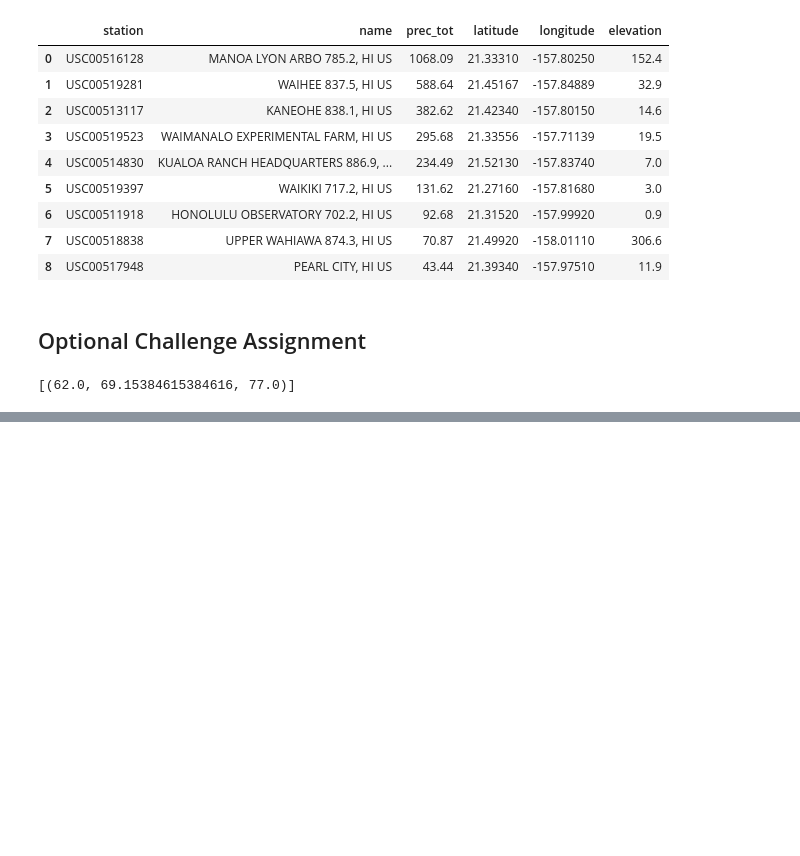
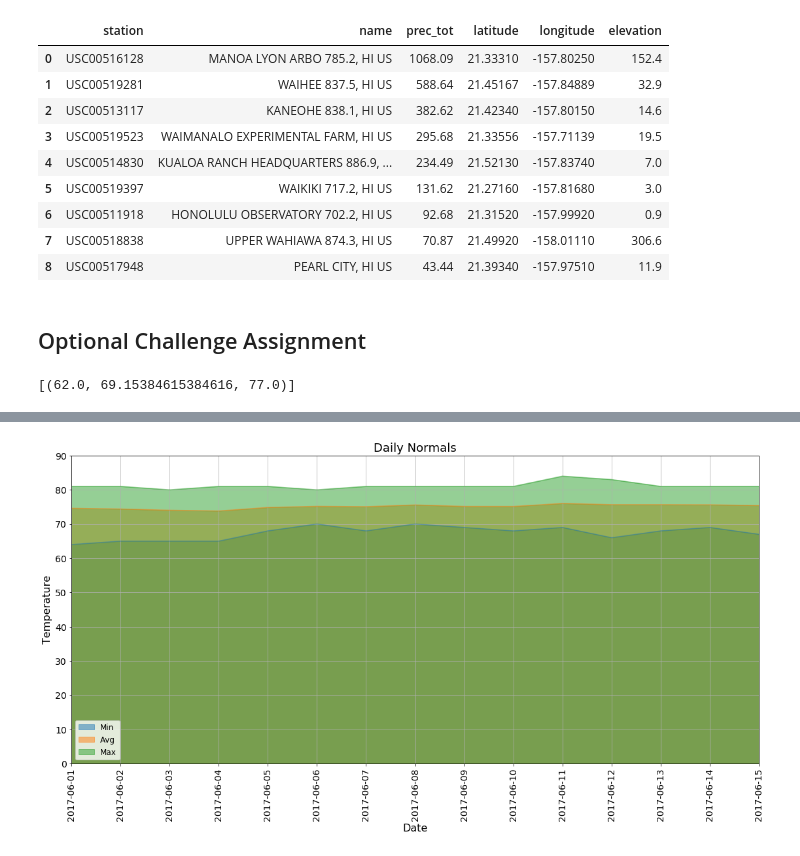
Before and after one commit to bowielh/11_ADSR, a Jupyter notebook: climate.ipynb, the cells around one changed output, grey strips where cells are left out. Drawn from its saved outputs; the diff is of its cells as text; code cells hidden in the pictures; blank space fills up the shorter version.

```diff
--- a/climate.ipynb
+++ b/climate.ipynb
@@ -251,17 +258,8 @@ trip_df
 # (i.e. the averages for tmin, tmax, and tavg for all historic data matching a specific month and day)
 
 def daily_normals(date):
-    """Daily Normals.
 
-    Args:
-        date (str): A date string in the format '%m-%d'
-
-    Returns:
-        A list of tuples containing the daily normals, tmin, tavg, and tmax
-
-    """
-
-    sel = [func.min(Measurement.tobs), func.avg(Measurement.tobs), func.max(Measurement.tobs)]
+    sel = [func.min(Measurement.tobs).label('min'), func.avg(Measurement.tobs).label('avg'), func.max(Measurement.tobs).label('max')]
     return session.query(*sel).filter(func.strftime("%m-%d", Measurement.date) == date).all()
 
 daily_normals("01-01")
@@ -281,2 +298,8 @@ daily_normals("01-01")
 # %%
 # Load the previous query results into a Pandas DataFrame and add the `trip_dates` range as the `date` index
+norm_df = pd.DataFrame({'Date': date_list,
+                        'Min': min_list,
+                        'Avg': avg_list,
+                        'Max': max_list})
+norm_df = norm_df.set_index('Date')
+norm_df
@@ -284,0 +324,24 @@ daily_normals("01-01")
+# %%
+# Plot the daily normals as an area plot with `stacked=False`
+
+ax = norm_df.plot.area(figsize = (16,9), stacked=False)
+
+# Assign labels for stackplot
+
+# Set plot features and fontsize
+ax.set_title('Daily Normals', fontsize = 18)
+ax.set_ylabel('Temperature', fontsize = 16)
+ax.set_xlabel('Date', fontsize = 16)
+ax.set_xticks(ticks = np.arange(0,15,1))
+ax.set_xticklabels(labels = norm_df.index, rotation = 90)
+ax.set(ylim = (0, 90), xlim = (0, 14))
+
+# Assign legend location and label size
+ax.legend(loc = 'lower left', fontsize = 12)
+ax.grid(True)
+ax.tick_params(labelsize = 14)
+plt.tight_layout(pad = 2.5)
+
+plt.show()
+# %% [output]
+[figure, added]
```
Also changed, not shown: parts of 4 cells of this notebook.
